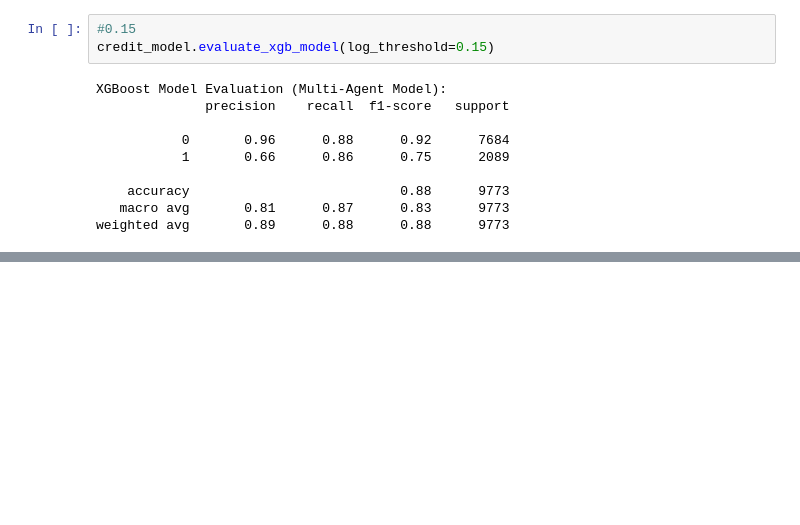
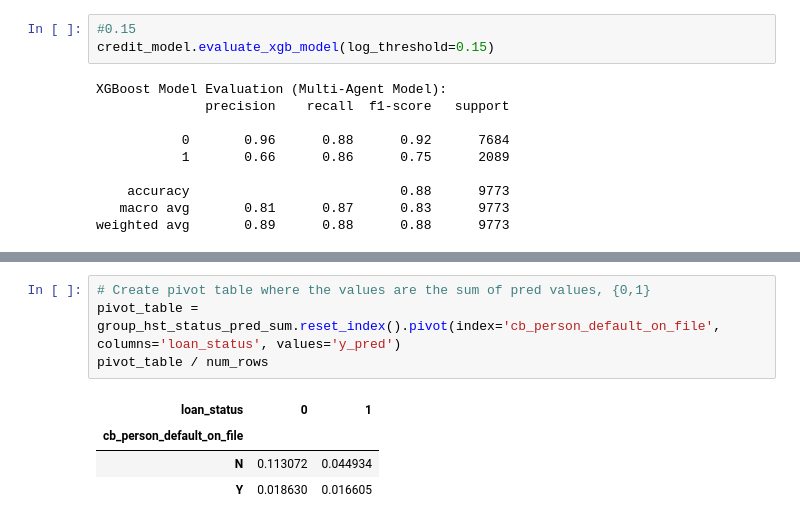
Before and after one commit to 10ken/Credit-Risk-Modeling, a Jupyter notebook: Multi Agent Credit Modelling.ipynb, the cells around one changed output, grey strips where cells are left out. Saved outputs shown, nothing was run; the diff lists cells and outputs as text; blank space fills up the shorter version.

```diff
--- a/Multi Agent Credit Modelling.ipynb
+++ b/Multi Agent Credit Modelling.ipynb
@@ -212,0 +503,9 @@ weighted avg       0.89      0.88      0.88      9773
+# %%
+# Create pivot table where the values are the sum of pred values, {0,1}
+pivot_table = group_hst_status_pred_sum.reset_index().pivot(index='cb_person_default_on_file', columns='loan_status', values='y_pred')
+pivot_table / num_rows
+# %% [output]
+| loan_status | 0 | 1 |
+| cb_person_default_on_file |  |  |
+| N | 0.113072 | 0.044934 |
+| Y | 0.018630 | 0.016605 |
```
Also changed, not shown: parts of 13 cells of this notebook, 2 other files.
